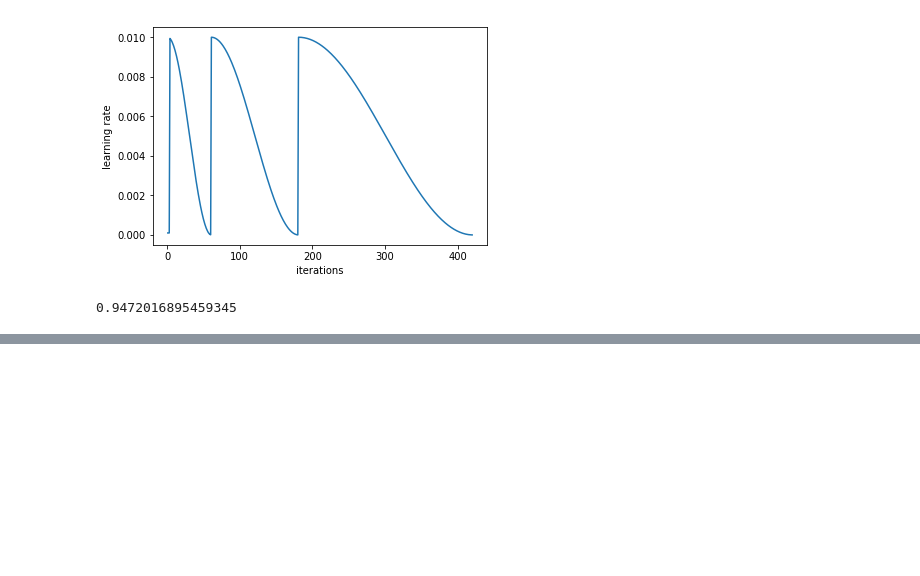
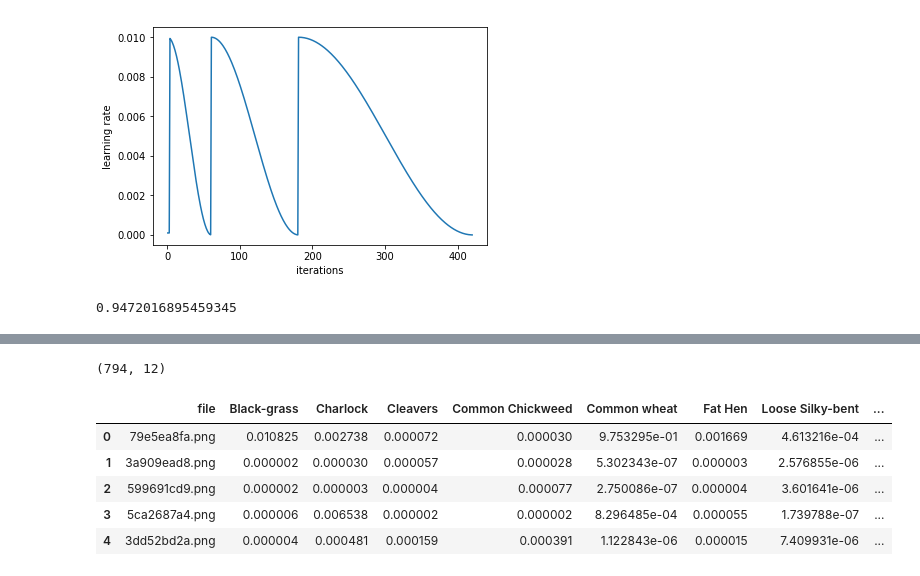
Before and after one commit to kugmax/fastai_learn, a Jupyter notebook: Plant Seedling clf.ipynb, the cells around one changed output, grey strips where cells are left out. Drawn from its saved outputs; the diff is of its cells as text; code cells hidden in the pictures; blank space fills up the shorter version.

```diff
--- a/Plant Seedling clf.ipynb
+++ b/Plant Seedling clf.ipynb
@@ -279,0 +312,23 @@ array([[0.30811, 0.00046, 0.00096, ..., 0.0003 , 0.00041, 0.00056],
+# %%
+log_preds, y = learn.TTA(is_test=True) # use test dataset rather than validation dataset
+probs = np.mean(np.exp(log_preds),0)
+# %%
+probs.shape # (n_images, n_classes)
+# %% [output]
+(794, 12)
+# %%
+df = pd.DataFrame(probs)
+df.columns = data.classes
+# %%
+df['species'] = df.idxmax(axis=1)
+# %%
+df.insert(0, 'file', [o[5:] for o in data.test_ds.fnames])
+# %%
+df.head()
+# %% [output]
+|  | file | Black-grass | Charlock | Cleavers | Common Chickweed | Common wheat | Fat Hen | Loose Silky-bent | ... |
+| 0 | 79e5ea8fa.png | 0.010825 | 0.002738 | 0.000072 | 0.000030 | 9.753295e-01 | 0.001669 | 4.613216e-04 | ... |
+| 1 | 3a909ead8.png | 0.000002 | 0.000030 | 0.000057 | 0.000028 | 5.302343e-07 | 0.000003 | 2.576855e-06 | ... |
+| 2 | 599691cd9.png | 0.000002 | 0.000003 | 0.000004 | 0.000077 | 2.750086e-07 | 0.000004 | 3.601641e-06 | ... |
+| 3 | 5ca2687a4.png | 0.000006 | 0.006538 | 0.000002 | 0.000002 | 8.296485e-04 | 0.000055 | 1.739788e-07 | ... |
+| 4 | 3dd52bd2a.png | 0.000004 | 0.000481 | 0.000159 | 0.000391 | 1.122843e-06 | 0.000015 | 7.409931e-06 | ... |
```
Also changed, not shown: parts of 14 cells of this notebook.
